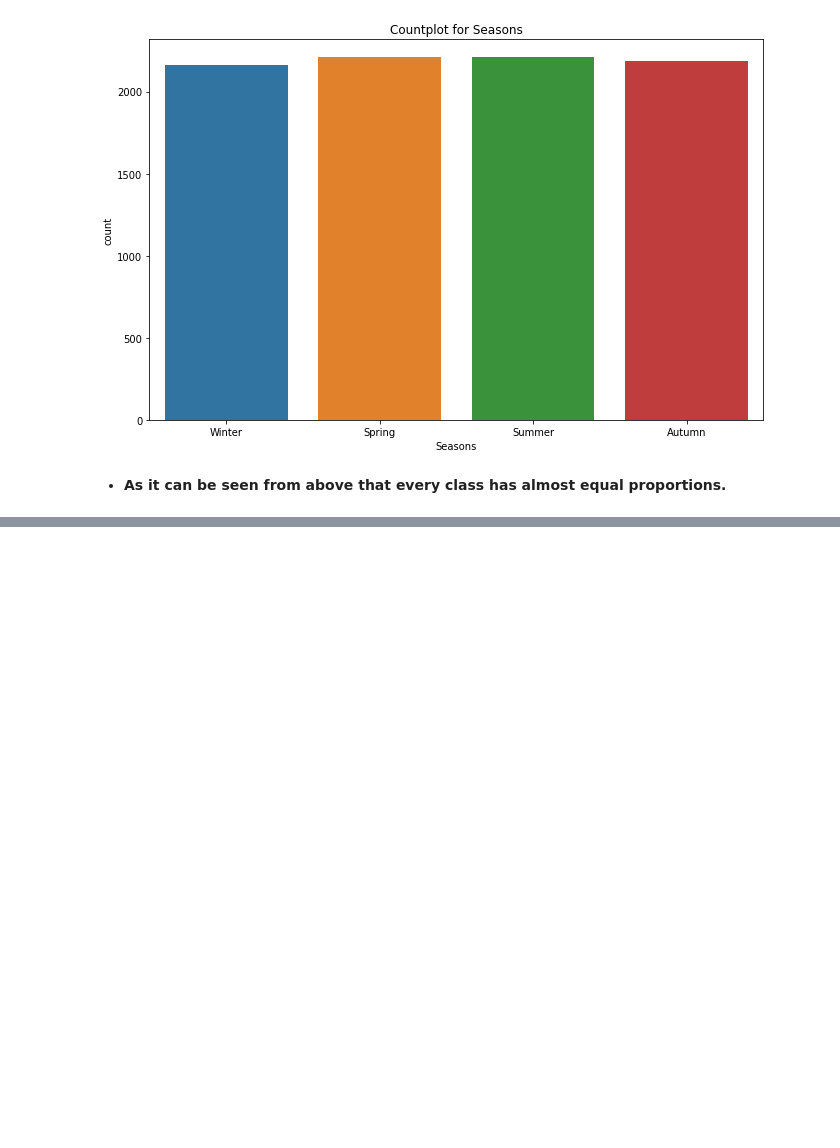
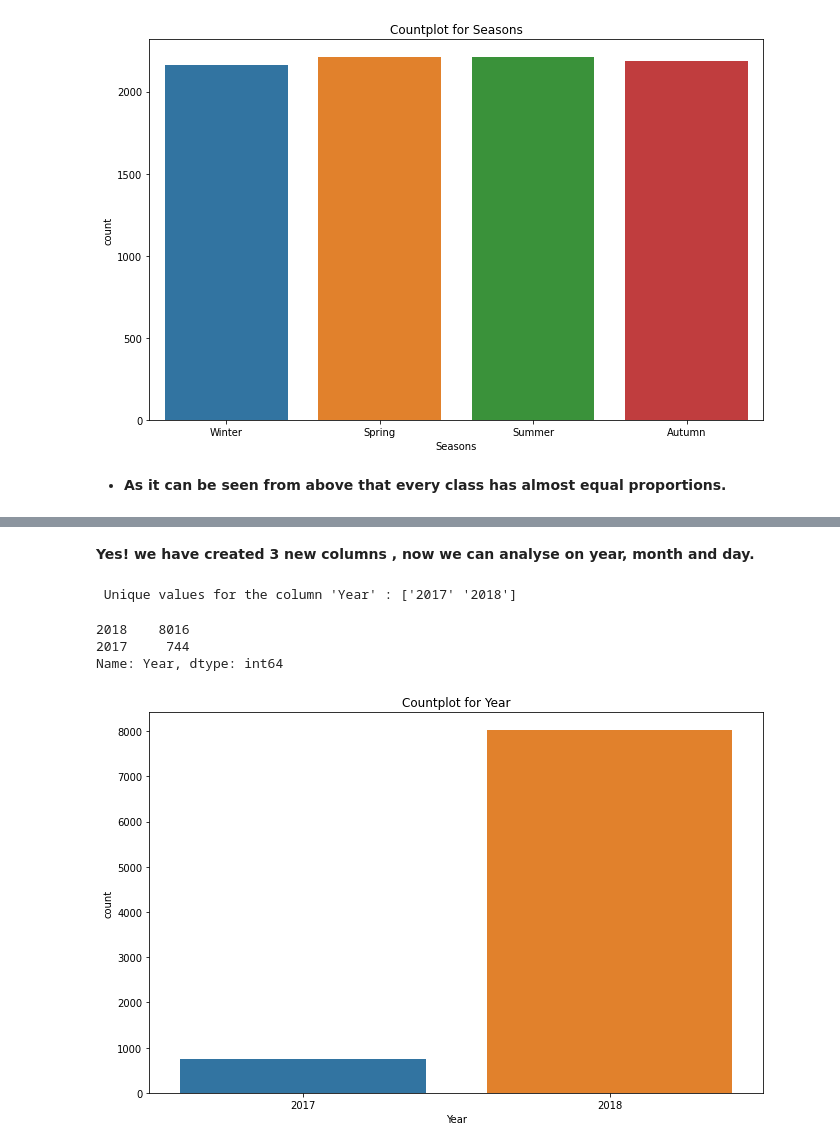
Before and after one commit to Kousikdutta1/Seoul-Bike-Sharing-Demand-Prediction, a Jupyter notebook: Kousik_Dutta_Seoul_Bike_Sharing_Demand_Prediction_Capstone_Project.ipynb, the cells around one changed output, grey strips where cells are left out. Saved outputs shown, nothing was run; the diff lists cells and outputs as text; code cells hidden in the pictures; blank space fills up the shorter version.

```diff
--- a/Kousik_Dutta_Seoul_Bike_Sharing_Demand_Prediction_Capstone_Project.ipynb
+++ b/Kousik_Dutta_Seoul_Bike_Sharing_Demand_Prediction_Capstone_Project.ipynb
@@ -370,0 +382,21 @@ plt.show();
+# %%
+
+# Separating Month
+
+def date_month (date_column):
+  return date_column[3:5]
+# %%
+# Separating Day
+
+def date_day (date_column):
+  return date_column[:2]
+# %%
+#  we will be creating a copy of the original dataset so that we can operate on that dataset
+
+bike_df_copy = bike_df.copy()
+# %%
+# Let's make 3 new columns, so that we can analyse on different date, month, years
+
+bike_df_copy['Year'] = bike_df_copy['Date'].apply(date_year)
+bike_df_copy['Month'] = bike_df_copy['Date'].apply(date_month)
+bike_df_copy['Day'] = bike_df_copy['Date'].apply(date_day)
@@ -370,0 +414,25 @@ plt.show();
+# %% [markdown]
+**Yes! we have created 3 new columns , now we can analyse on year, month and day.**
+# %%
+# Let's first check unique values of 'Year'
+
+print(f" Unique values for the column 'Year' : {bike_df_copy['Year'].unique()}")
+# %% [output]
+ Unique values for the column 'Year' : ['2017' '2018']
+# %%
+# Let's check value counts of 'Year'
+
+print(bike_df_copy['Year'].value_counts())
+# %% [output]
+2018    8016
+2017     744
+Name: Year, dtype: int64
+# %%
+# Let's visualize the counts of 'Year'
+
+plt.figure(figsize = (11,7))
+sns.countplot( bike_df_copy['Year'])
+plt.title('Countplot for Year')
+plt.show();
+# %% [output]
+[figure, added]
```
Also changed, not shown: parts of 26 cells of this notebook.
